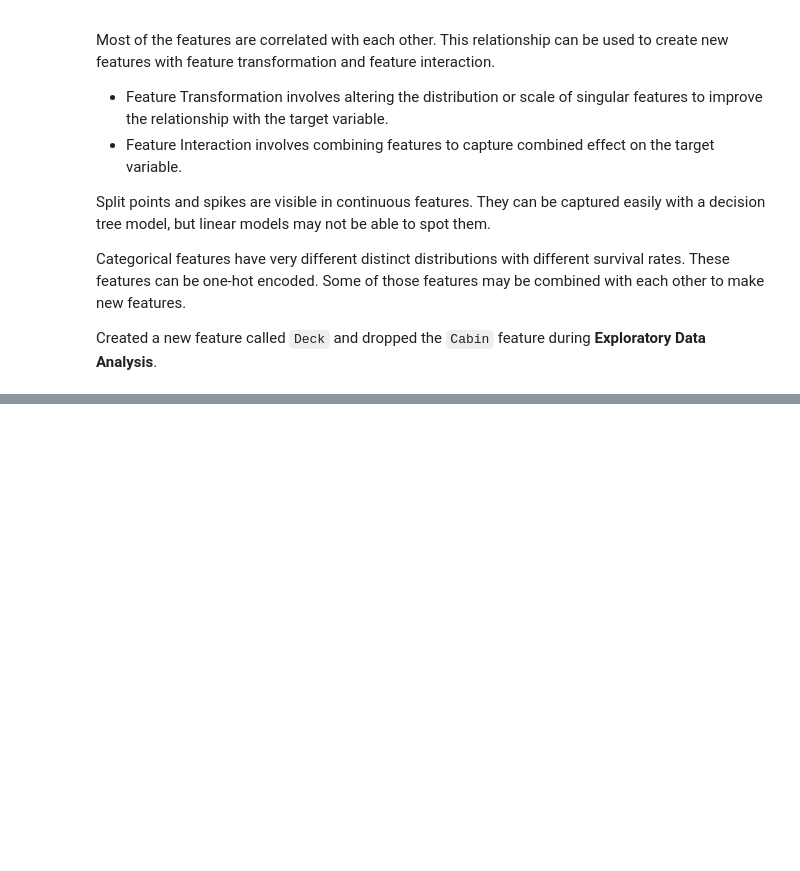
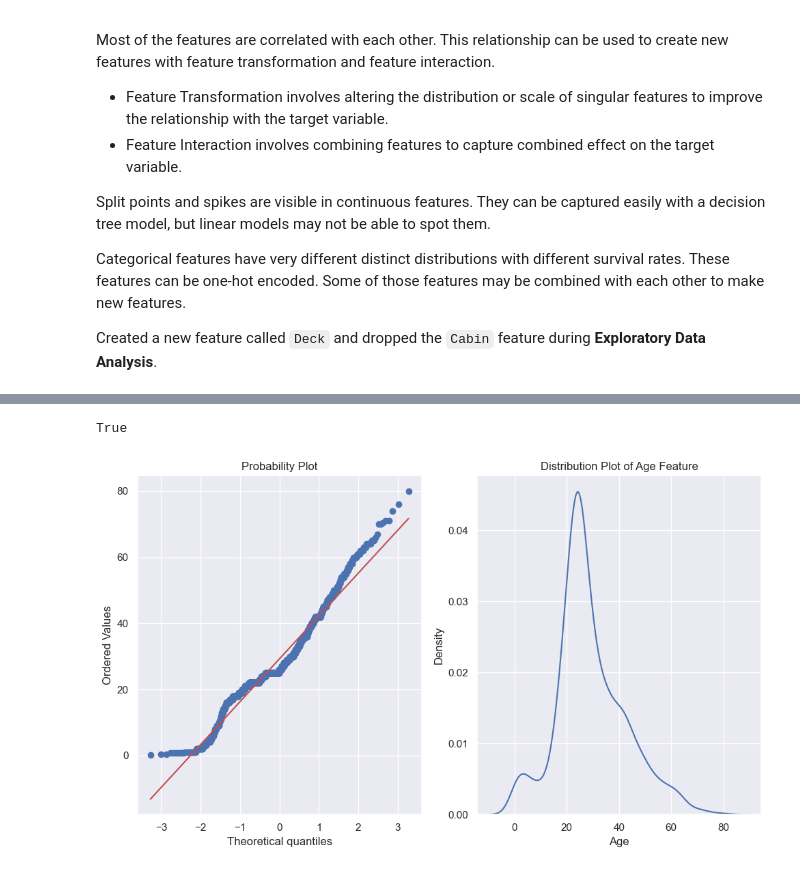
Before and after one commit to subtlewow/kaggle_comps, a Jupyter notebook: titanic/titanic.ipynb, the cells around one changed output, grey strips where cells are left out. Saved outputs shown, nothing was run; the diff lists cells and outputs as text; code cells hidden in the pictures; blank space fills up the shorter version.

```diff
--- a/titanic/titanic.ipynb
+++ b/titanic/titanic.ipynb
@@ -854,0 +892,18 @@ df_all.head()
+# %%
+from scipy.stats import shapiro
+
+epsilon = 0.05
+shapiro(df_all.Age).pvalue < epsilon
+# %% [output]
+True
+# %%
+import scipy.stats as stats
+
+fig, ax = plt.subplots(nrows=1,ncols=2, figsize=(10,6))
+stats.probplot(df_all.Age, dist='norm', plot=ax[0])
+sns.distplot(df_all.Age, hist=False, ax=ax[1])
+ax[1].set_title("Distribution Plot of Age Feature")
+plt.tight_layout()
+plt.show()
+# %% [output]
+[figure, added]
```
Also changed, not shown: parts of 14 cells of this notebook.
